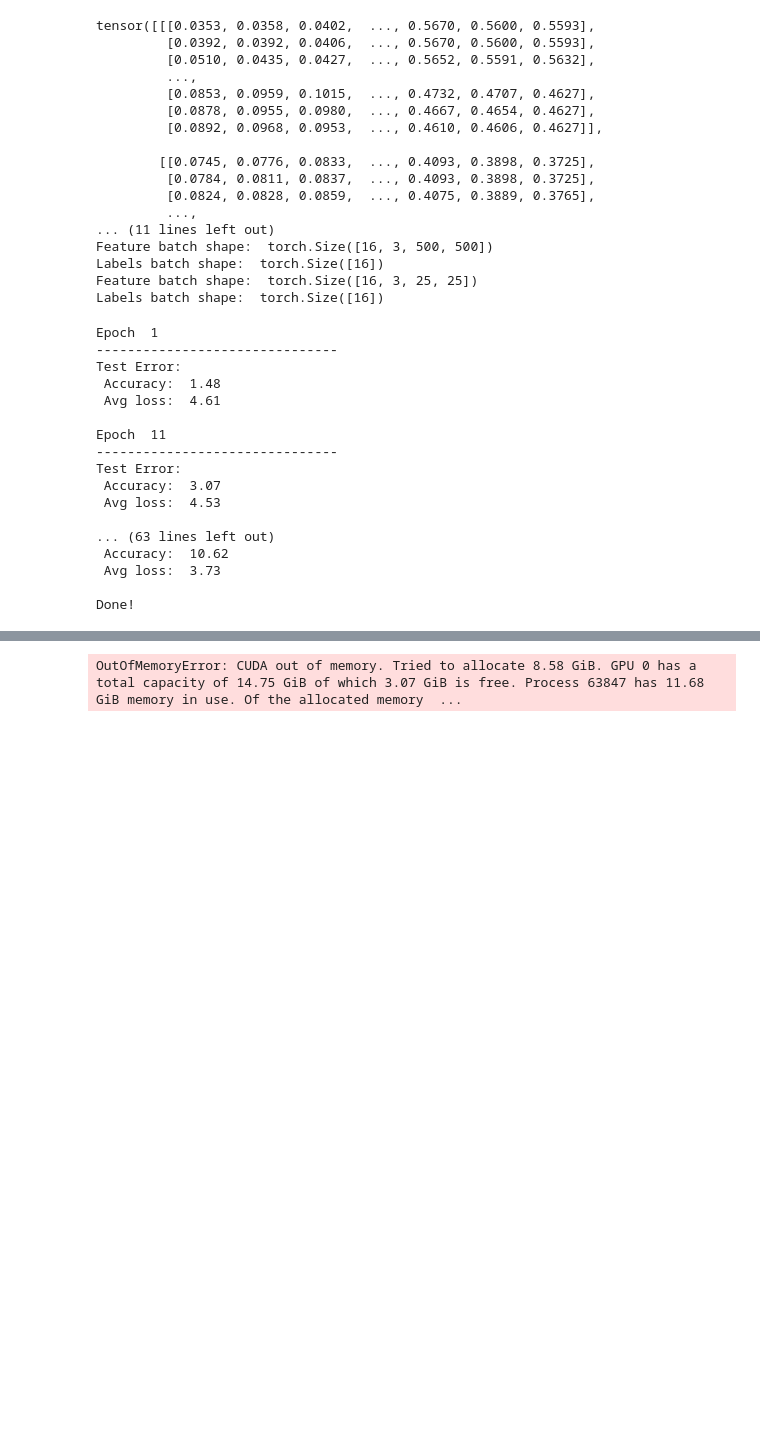
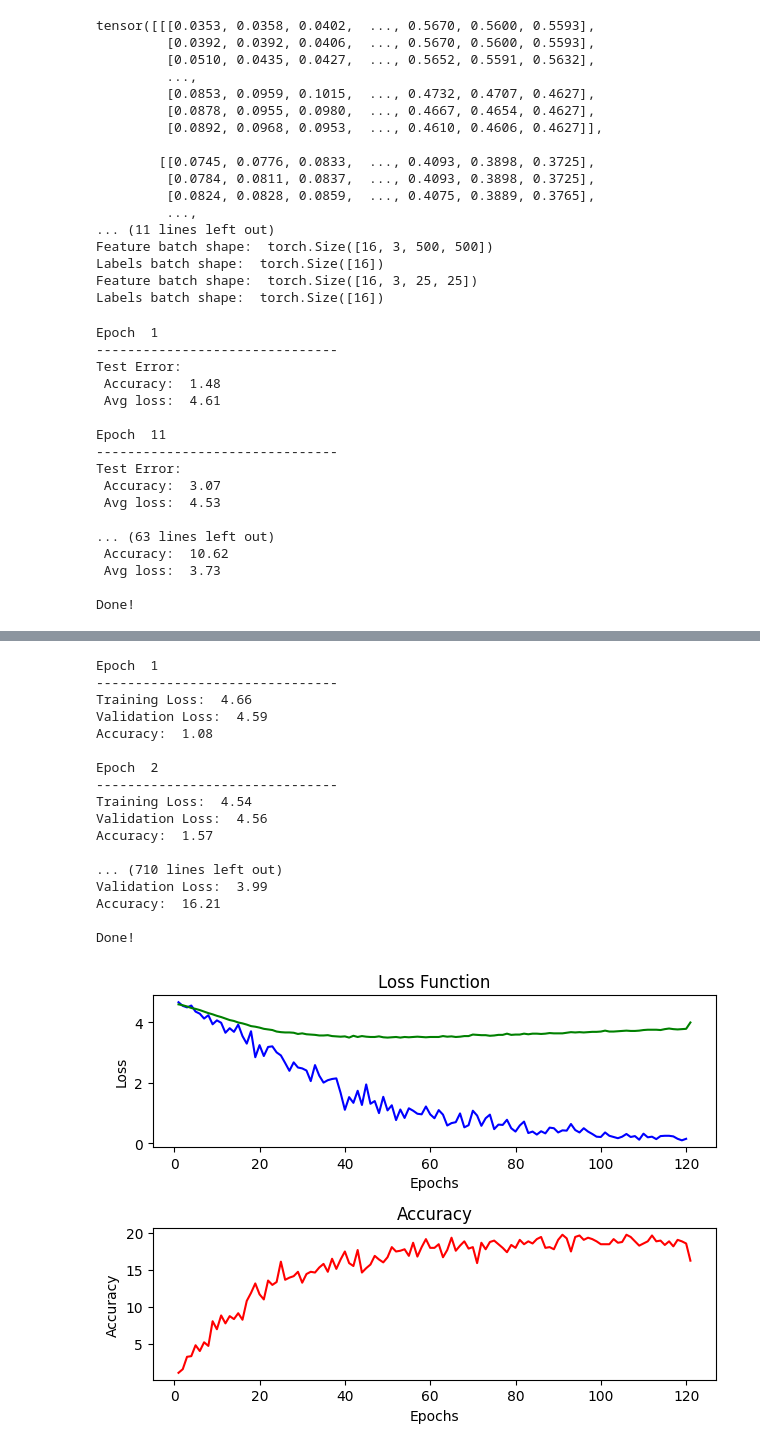
Before and after one commit to AACRobinson/IMLO-Assessment, a Jupyter notebook: IMLO_Assessment.ipynb, the cells around one changed output, grey strips where cells are left out. Drawn from its saved outputs; the diff is of its cells as text; code cells hidden in the pictures; blank space fills up the shorter version.

Commit message:
Updated model, plots correctly

```diff
--- a/IMLO_Assessment.ipynb
+++ b/IMLO_Assessment.ipynb
@@ -52,9 +52,9 @@ testFlowers = datasets.Flowers102 (
     transform=transforms.Compose([ToTensor(), Resize((500, 500))])
 )
 
-trainDataLoader = DataLoader(trainFlowers, batch_size=4, shuffle=True)
-validateDataLoader = DataLoader(validateFlowers, batch_size=4, shuffle=True)
-testDataLoader = DataLoader(testFlowers, batch_size=4, shuffle=True)
+trainDataLoader = DataLoader(trainFlowers, batch_size=16, shuffle=True)
+validateDataLoader = DataLoader(validateFlowers, batch_size=16, shuffle=True)
+testDataLoader = DataLoader(testFlowers, batch_size=16, shuffle=True)
 # %% [output]
 Using cuda device
 # %% [markdown]
@@ -544,12 +579,12 @@ class flowerNN(nn.Module):
         super().__init__()
         self.flatten = nn.Flatten()
         self.linear_relu_stack = nn.Sequential(
-            nn.Linear(3*500*500, 3*32*32), #About as large as is possible
+            nn.Linear(3*250*250, 3*32*32), #About as large as is possible
             nn.ReLU(),
-            nn.MaxPool2d(3*32*32, 4),
+            nn.AdaptiveMaxPool1d(3*16*16),
             nn.Linear(3*16*16, 3*16*16),
             nn.ReLU(),
-            nn.MaxPool2d(3*16*16, 4),
+            nn.AdaptiveMaxPool1d(3*8*8),
             nn.Linear(3*8*8, 102)
         )
 
@@ -559,14 +594,14 @@ class flowerNN(nn.Module):
         return logits
 
 flowerNNModel = flowerNN().to(device)
-modelLR = 0.0001
+modelLR = 0.001
 epochs = 120
 lossFunct = nn.CrossEntropyLoss().to(device)
 modelOptimiser = torch.optim.SGD(flowerNNModel.parameters(), modelLR)
 plotTrainingLoss = []
 plotValidationLoss = []
 plotAccuracy = []
-plotEpochs = np.arange(1, epochs)
+fig, axs = plt.subplots(2)
 
 def trainer(dataloader, nnModel, lossFunct, modelOptimiser) :
   nnModel.train()
@@ -582,34 +617,56 @@ def trainer(dataloader, nnModel, lossFunct, modelOptimiser) :
   plotTrainingLoss.append(round(loss, 2))
 
 def evaluator(dataloader, nnModel, lossFunct):
     nnModel.eval()
     dataSize = len(dataloader.dataset)
     numBatches = len(dataloader)
     loss, correct = 0, 0
 
     with torch.no_grad():
         for X, y in dataloader:
             prediction = nnModel(X)
             y = y.to(device)
             loss += lossFunct(prediction, y).item()
             correct += (prediction.argmax(1) == y).type(torch.float).sum().item()
 
     loss /= numBatches
     correct /= dataSize
     print("Validation Loss: ", round(loss, 2), "\nAccuracy: ", round((100*correct), 2), "\n")
     plotValidationLoss.append(round(loss, 2))
     plotAccuracy.append(round((100*correct), 2))
 
 for t in range(epochs):
     print("Epoch ", t+1, "\n-------------------------------")
     trainer(trainDataLoader, flowerNNModel, lossFunct, modelOptimiser)
     evaluator(validateDataLoader, flowerNNModel, lossFunct)
 print("Final Evaluation ", "\n-------------------------------")
 evaluator(testDataLoader, flowerNNModel, lossFunct)
 print("Done!\n\n")
-plt.plot(plotTrainingLoss, plotEpochs, color="blue")
-plt.plot(plotValidationLoss, plotEpochs, color="green")
-plt.plot(plotAccuracy, plotEpochs, color="red")
+axs[0].plot(np.arange(1, epochs+1), plotTrainingLoss, color="blue", label="Training")
+axs[0].plot(np.arange(1, epochs+2), plotValidationLoss, color="green", label="Validation")
+axs[0].set(xlabel="Epochs", ylabel="Loss")
+axs[0].set_title("Loss Function")
+axs[1].plot(np.arange(1, epochs+2), plotAccuracy, color="red")
+axs[1].set(xlabel="Epochs", ylabel="Accuracy")
+axs[1].set_title("Accuracy")
+plt.tight_layout()
 plt.show()
 # %% [output]
-OutOfMemoryError: CUDA out of memory. Tried to allocate 8.58 GiB. GPU 0 has a total capacity of 14.75 GiB of which 3.07 GiB is free. Process 63847 has 11.68 GiB memory in use. Of the allocated memory  ...
+Epoch  1
+-------------------------------
+Training Loss:  4.66
+Validation Loss:  4.59
+Accuracy:  1.08
+
+Epoch  2
+-------------------------------
+Training Loss:  4.54
+Validation Loss:  4.56
+Accuracy:  1.57
+
+... (710 lines left out)
+Validation Loss:  3.99
+Accuracy:  16.21
+
+Done!
+[figure, added]
```
Also changed, not shown: parts of 2 cells of this notebook.
